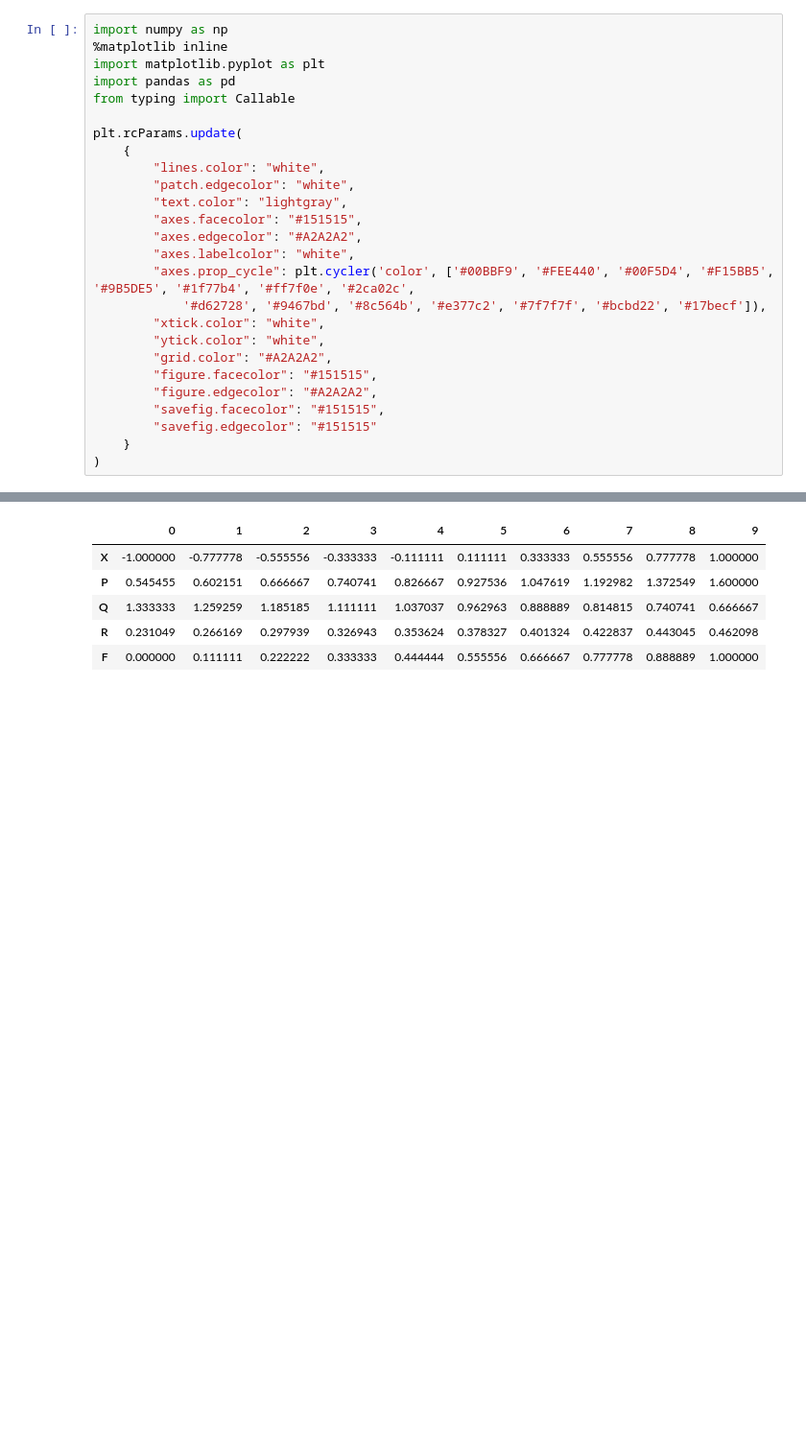
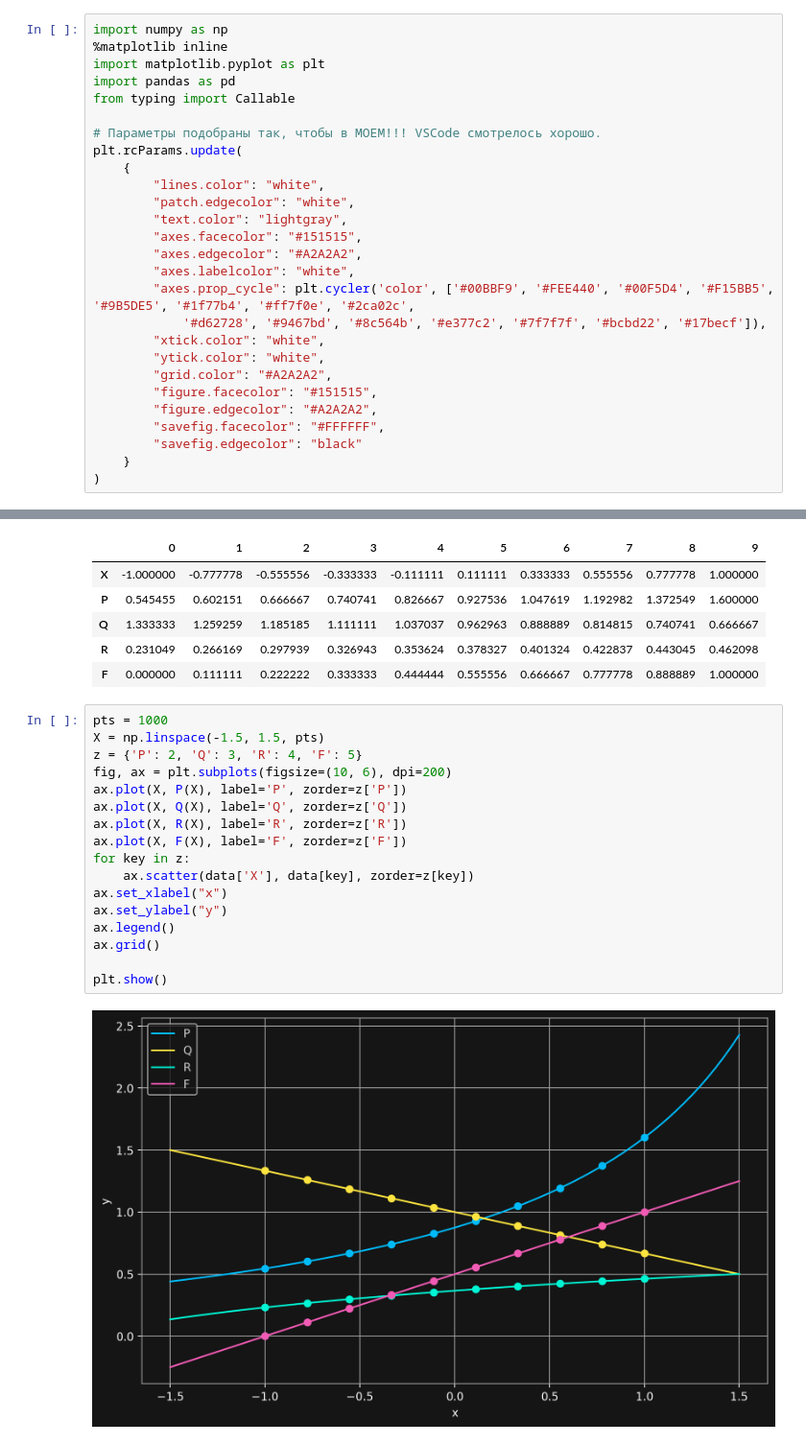
Before and after one commit to astatochek/mm-computational-workshop, a Jupyter notebook: 5-semester/5. Difference Equations/note.ipynb, the cells around one changed output, grey strips where cells are left out. Shown: that part at 96% size. Saved outputs shown, nothing was run; the diff lists cells and outputs as text; blank space fills up the shorter version.

```diff
--- a/5-semester/5. Difference Equations/note.ipynb
+++ b/5-semester/5. Difference Equations/note.ipynb
@@ -7,6 +7,7 @@ import matplotlib.pyplot as plt
 import pandas as pd
 from typing import Callable
 
+# Параметры подобраны так, чтобы в МОЕМ!!! VSCode смотрелось хорошо.
 plt.rcParams.update(
     {
         "lines.color": "white",
@@ -22,8 +23,8 @@ plt.rcParams.update(
         "grid.color": "#A2A2A2",
         "figure.facecolor": "#151515",
         "figure.edgecolor": "#A2A2A2",
-        "savefig.facecolor": "#151515",
-        "savefig.edgecolor": "#151515"
+        "savefig.facecolor": "#FFFFFF",
+        "savefig.edgecolor": "black"
     }
 )
 # %% [markdown]
@@ -75,3 +75,22 @@ df
 | Q | 1.333333 | 1.259259 | 1.185185 | 1.111111 | 1.037037 | 0.962963 | 0.888889 | 0.814815 | 0.740741 | 0.666667 |
 | R | 0.231049 | 0.266169 | 0.297939 | 0.326943 | 0.353624 | 0.378327 | 0.401324 | 0.422837 | 0.443045 | 0.462098 |
 | F | 0.000000 | 0.111111 | 0.222222 | 0.333333 | 0.444444 | 0.555556 | 0.666667 | 0.777778 | 0.888889 | 1.000000 |
+# %%
+pts = 1000
+X = np.linspace(-1.5, 1.5, pts)
+z = {'P': 2, 'Q': 3, 'R': 4, 'F': 5}
+fig, ax = plt.subplots(figsize=(10, 6), dpi=200)
+ax.plot(X, P(X), label='P', zorder=z['P'])
+ax.plot(X, Q(X), label='Q', zorder=z['Q'])
+ax.plot(X, R(X), label='R', zorder=z['R'])
+ax.plot(X, F(X), label='F', zorder=z['F'])
+for key in z:
+    ax.scatter(data['X'], data[key], zorder=z[key])
+ax.set_xlabel("x")
+ax.set_ylabel("y")
+ax.legend()
+ax.grid()
+
+plt.show()
+# %% [output]
+[figure, added]
```
Also changed, not shown: parts of 1 cell of this notebook.
